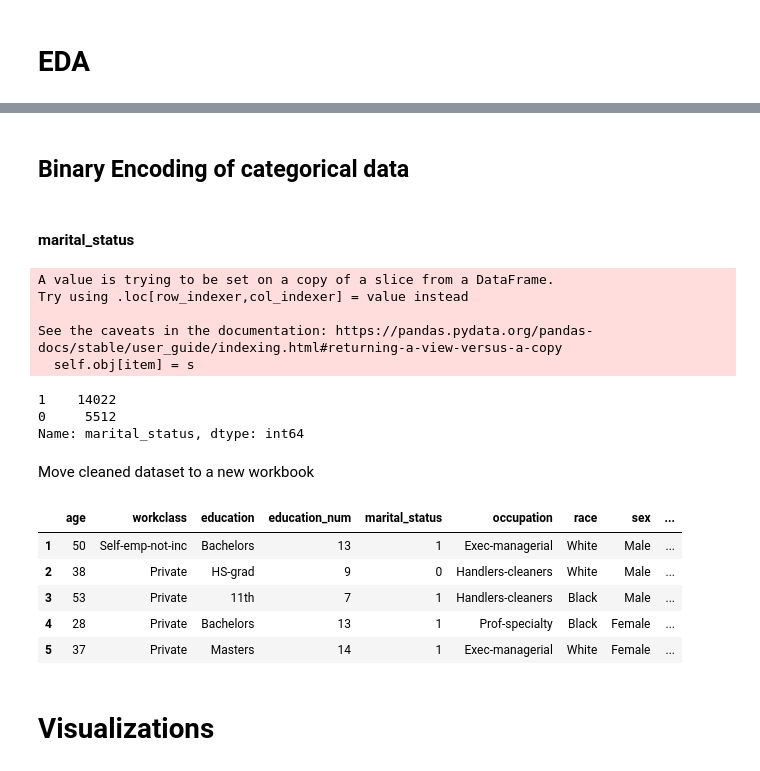
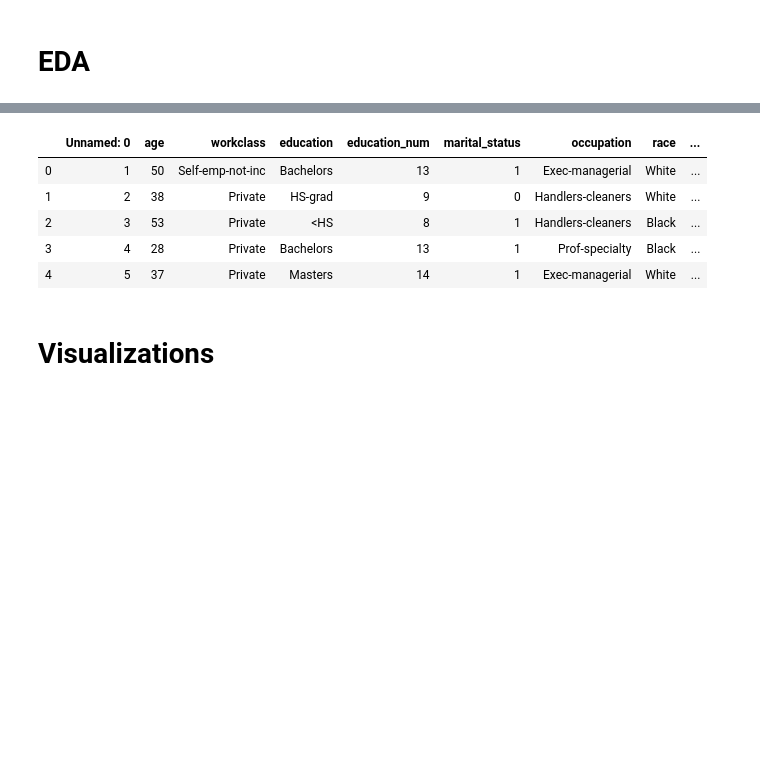
Before and after one commit to davebletsch/Marraige_Success_Predictor, a Jupyter notebook: EDA.ipynb, the cells around one changed output, grey strips where cells are left out. Saved outputs shown, nothing was run; the diff lists cells and outputs as text; code cells hidden in the pictures; blank space fills up the shorter version.

```diff
--- a/EDA.ipynb
+++ b/EDA.ipynb
@@ -6,4 +6,4 @@ import seaborn as sns
 import matplotlib.pyplot as plt
 %matplotlib inline
 # %%
-df = pd.read_csv('adult.data', header=None)
+df = pd.read_csv('marriage.csv')
@@ -14,7 +9,0 @@ df = pd.read_csv('adult.data', header=None)
-# %%
-# rename columns
-columns = ['age', 'workclass', 'final_weight', 'education', 'education_num',
-           'marital_status', 'occupation', 'relationship', 'race',
-           'sex', 'capital_gain', 'capital_loss', 'hours_per_week',
-           'native_country', 'income']
-df.columns=columns
@@ -26,10 +9,0 @@ columns_dis = ['workclass', 'education_num', 'occupation',
-# %%
-# Remove leading white space in text columns
-df.workclass      = df.workclass.str.strip()
-df.education      = df.education.str.strip()
-df.marital_status = df.marital_status.str.strip()
-df.occupation     = df.occupation.str.strip()
-df.race           = df.race.str.strip()
-df.sex            = df.sex.str.strip()
-df.native_country = df.native_country.str.strip()
-df.income         = df.income.str.strip()
@@ -42,3 +9,0 @@ df.shape
-# %%
-# drop 24 duplicate rows
-df.drop_duplicates(keep='first', inplace=True)
@@ -161,30 +20,9 @@ Name: marital_status, dtype: int64
-# %% [markdown]
-## Binary Encoding of categorical data
-# %% [markdown]
-#### marital_status
-# %%
-df4.loc[df4.marital_status.isin(neg_marital_status), 'marital_status'] = 0
-df4.loc[df4.marital_status == 'Married-civ-spouse', 'marital_status'] = 1
-# %% [output]
-A value is trying to be set on a copy of a slice from a DataFrame.
-Try using .loc[row_indexer,col_indexer] = value instead
-
-See the caveats in the documentation: https://pandas.pydata.org/pandas-docs/stable/user_guide/indexing.html#returning-a-view-versus-a-copy
-  self.obj[item] = s
-# %%
-df4.marital_status.value_counts()
-# %% [output]
-1    14022
-0     5512
-Name: marital_status, dtype: int64
-# %% [markdown]
-Move cleaned dataset to a new workbook
 # %%
-df4.head()
+df.head()
 # %% [output]
-|  | age | workclass | education | education_num | marital_status | occupation | race | sex | ... |
-| 1 | 50 | Self-emp-not-inc | Bachelors | 13 | 1 | Exec-managerial | White | Male | ... |
-| 2 | 38 | Private | HS-grad | 9 | 0 | Handlers-cleaners | White | Male | ... |
-| 3 | 53 | Private | 11th | 7 | 1 | Handlers-cleaners | Black | Male | ... |
-| 4 | 28 | Private | Bachelors | 13 | 1 | Prof-specialty | Black | Female | ... |
-| 5 | 37 | Private | Masters | 14 | 1 | Exec-managerial | White | Female | ... |
+|  | Unnamed: 0 | age | workclass | education | education_num | marital_status | occupation | race | ... |
+| 0 | 1 | 50 | Self-emp-not-inc | Bachelors | 13 | 1 | Exec-managerial | White | ... |
+| 1 | 2 | 38 | Private | HS-grad | 9 | 0 | Handlers-cleaners | White | ... |
+| 2 | 3 | 53 | Private | <HS | 8 | 1 | Handlers-cleaners | Black | ... |
+| 3 | 4 | 28 | Private | Bachelors | 13 | 1 | Prof-specialty | Black | ... |
+| 4 | 5 | 37 | Private | Masters | 14 | 1 | Exec-managerial | White | ... |
```
Also changed, not shown: parts of 110 cells of this notebook, 2 other files.
